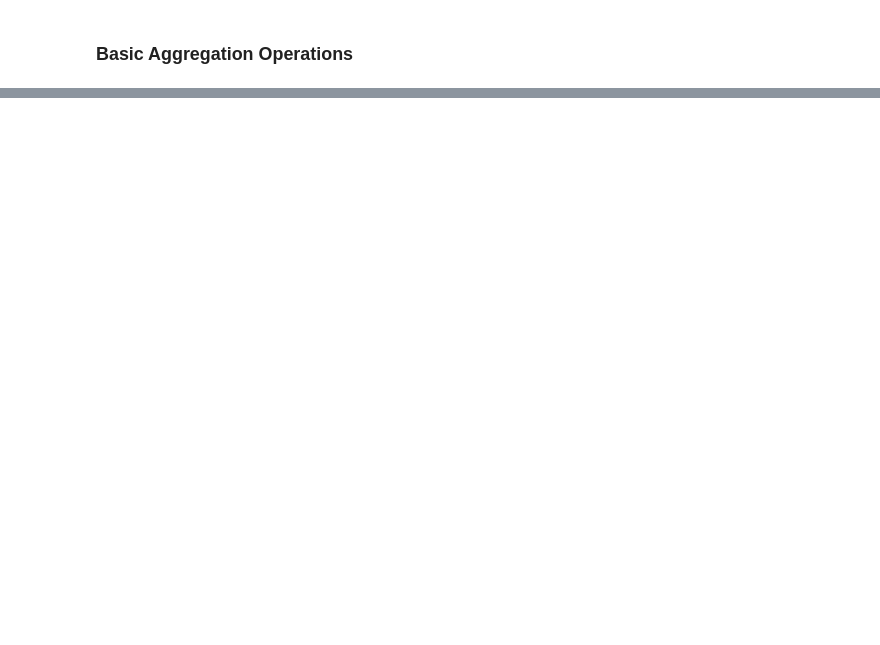
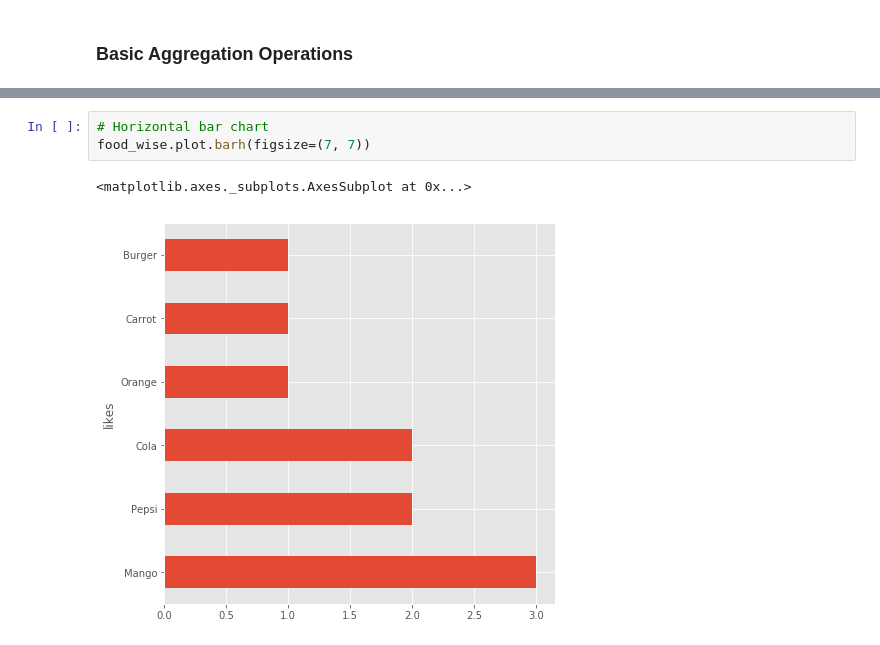
Before and after one commit to dragomirradev/python-data-analysis, a Jupyter notebook: 1-Working-with-relational-data-using-Pandas.ipynb, the cells around one changed output, grey strips where cells are left out. Drawn from its saved outputs; the diff is of its cells as text; blank space fills up the shorter version.

```diff
--- a/1-Working-with-relational-data-using-Pandas.ipynb
+++ b/1-Working-with-relational-data-using-Pandas.ipynb
@@ -119,0 +205,6 @@ m.groupby('likes')['likes'].count()
+# %%
+# Horizontal bar chart
+food_wise.plot.barh(figsize=(7, 7))
+# %% [output]
+<matplotlib.axes._subplots.AxesSubplot at 0x...>
+[figure, added]
```
Also changed, not shown: parts of 13 cells of this notebook.
